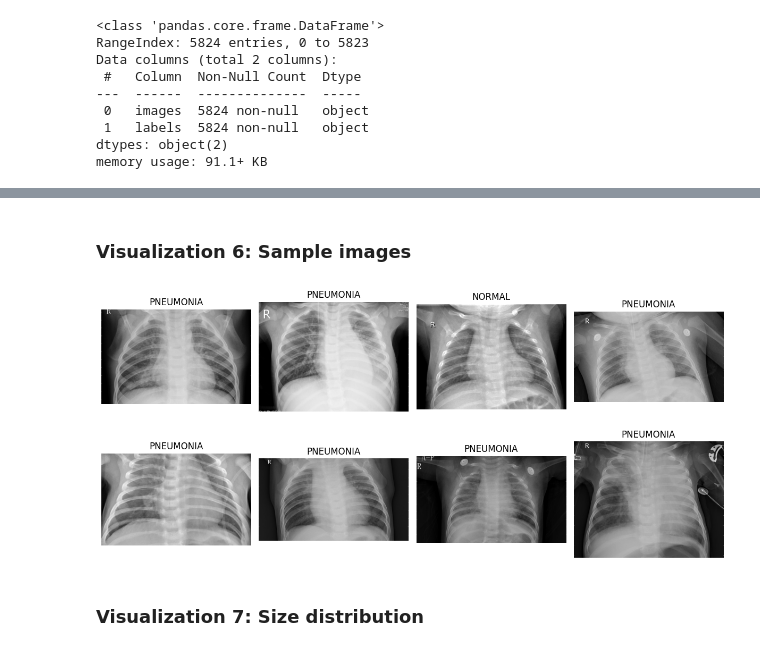
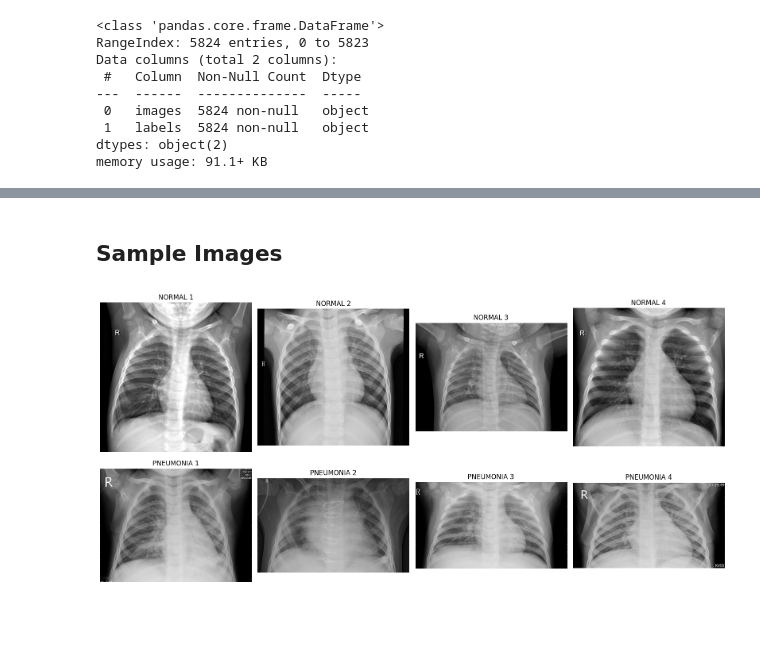
Before and after one commit to o4096/ChestXRayPneumoniaDetection, a Jupyter notebook: eda.ipynb, the cells around one changed output, grey strips where cells are left out. Saved outputs shown, nothing was run; the diff lists cells and outputs as text; code cells hidden in the pictures; blank space fills up the shorter version.

```diff
--- a/eda.ipynb
+++ b/eda.ipynb
@@ -53,16 +107,10 @@ plt.show()
-# %%
-# Analyze pixel intensities and sizes
-mean_intensities = []
-sizes = []
-for path in df['images']:  # Sample 500 images for speed
-    img = np.array(Image.open(path).convert('L'))  # Grayscale
-    mean_intensities.append(img.mean())
-    sizes.append(img.shape)
 # %%
 plt.figure(figsize=(8,6))
-plt.hist(mean_intensities, bins=50, alpha=0.7, color='green')
-plt.title('Distribution of Mean Pixel Intensities')
+for i, cls in enumerate(CLASSES):
+    plt.hist(intensities_by_class[i], bins=50, alpha=0.7, label=cls, color=['C1', 'C0'][i])
+plt.title('Distribution of Mean Pixel Intensities by Class')
 plt.xlabel('Mean Pixel Value')
 plt.ylabel('Frequency')
+plt.legend()
 plt.show()
 # %% [output]
@@ -89,0 +118,8 @@ for path, label in zip(df['images'], df['labels']):
+# %%
+plt.figure(figsize=(8,6))
+for i, cls in enumerate(CLASSES):
+    plt.hist(intensities_by_class[i], bins=50, cumulative=True, alpha=0.7, label=cls, color=['C1', 'C0'][i])
+plt.title('Cumulative Distribution of Mean Pixel Intensities')
+plt.xlabel('Mean Pixel Value')
+plt.ylabel('Cumulative Frequency')
+plt.show()
@@ -98,16 +156,15 @@ plt.show()
 # %% [markdown]
-### Visualization 6: Sample images
+## Sample Images
 # %%
-fig, axes = plt.subplots(2, 4, figsize=(12,6))
-for i in range(8):
-    idx = random.randint(0, len(df['images'])-1)
-    img = Image.open(df['images'].iloc[idx])
-    axes[i//4, i%4].imshow(img, cmap='gray')
-    axes[i//4, i%4].set_title(df['labels'].iloc[idx])
-    axes[i//4, i%4].axis('off')
+fig, axes = plt.subplots(2, 4, figsize=(16,8))
+for cls_idx, cls in enumerate(CLASSES):
+    cls_images = df[df['labels'] == cls]['images'].sample(4)
+    for i, img_path in enumerate(cls_images):
+        img = Image.open(img_path)
+        axes[cls_idx, i].imshow(img, cmap='gray')
+        axes[cls_idx, i].set_title(f'{cls} {i+1}')
+        axes[cls_idx, i].axis('off')
 plt.tight_layout()
 plt.show()
 # %% [output]
-[figure, old version]
+[figure, new version]
-# %% [markdown]
-### Visualization 7: Size distribution
```
Also changed, not shown: parts of 28 cells of this notebook, 12 other files.
